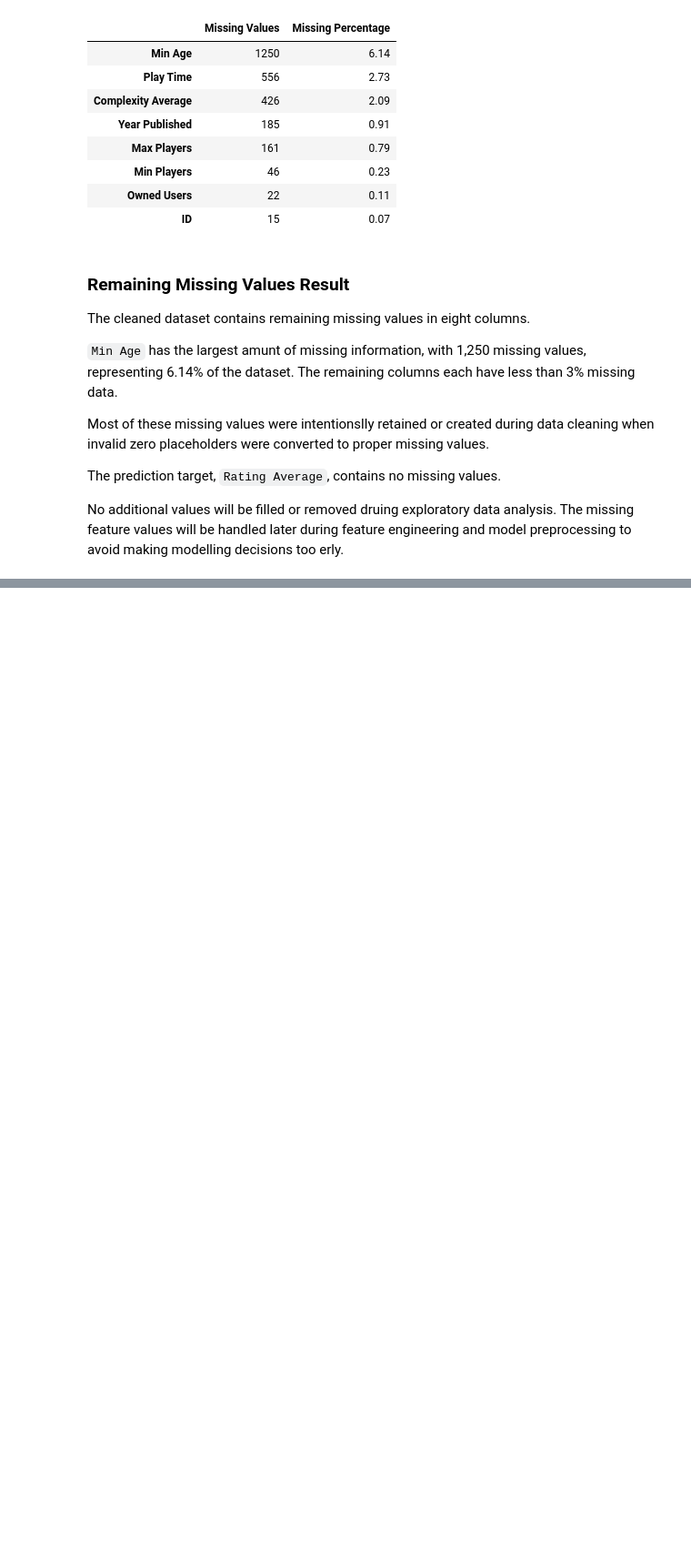
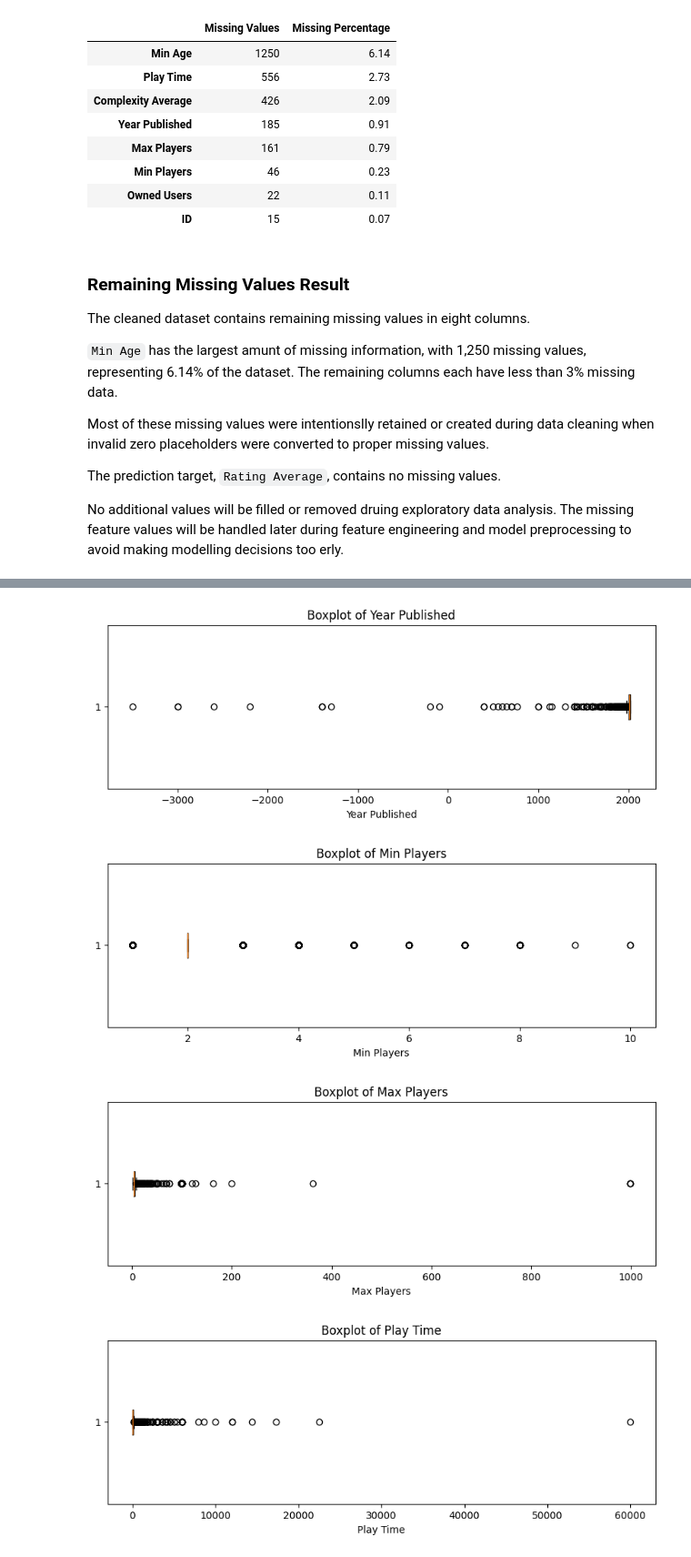
Before and after one commit to Agnogh/board-game-rating-predictor, a Jupyter notebook: notebooks/03_exploratory_data_analysis.ipynb, the cells around one changed output, grey strips where cells are left out. Shown at 91% size. Saved outputs shown, nothing was run; the diff lists cells and outputs as text; code cells hidden in the pictures; blank space fills up the shorter version.

```diff
--- a/notebooks/03_exploratory_data_analysis.ipynb
+++ b/notebooks/03_exploratory_data_analysis.ipynb
@@ -175,0 +387,19 @@ No additional values will be filled or removed druing exploratory data analysis.
+# %%
+# Create boxplots for each numerical candidate feature
+for column in numeric_features:
+    plt.figure(figsize=(10, 3))
+
+    plt.boxplot(
+        df_eda[column].dropna(),
+        vert=False
+    )
+
+    plt.title(f"Boxplot of {column}")
+    plt.xlabel(column)
+
+    plt.show()
+# %% [output]
+[figure, added]
+[figure, added]
+[figure, added]
+[figure, added]
```
Also changed, not shown: parts of 20 cells of this notebook.
